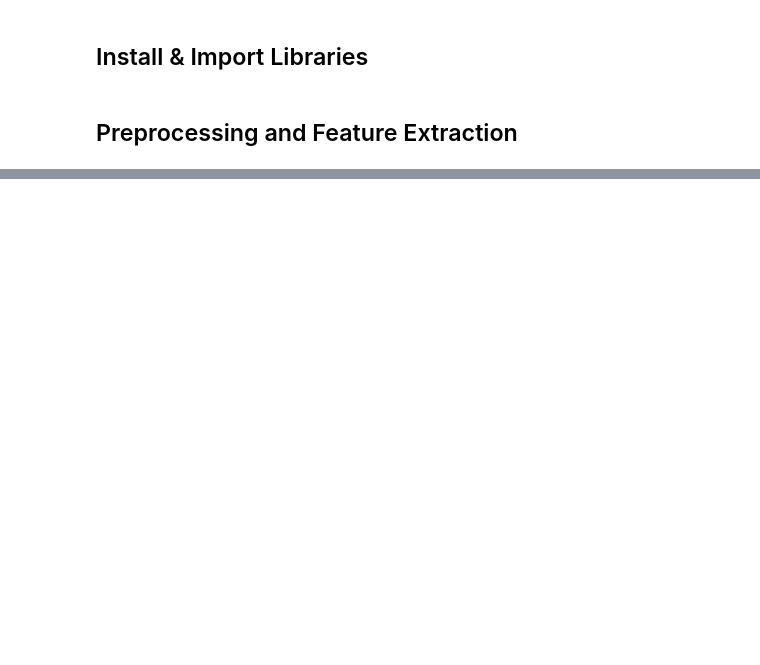
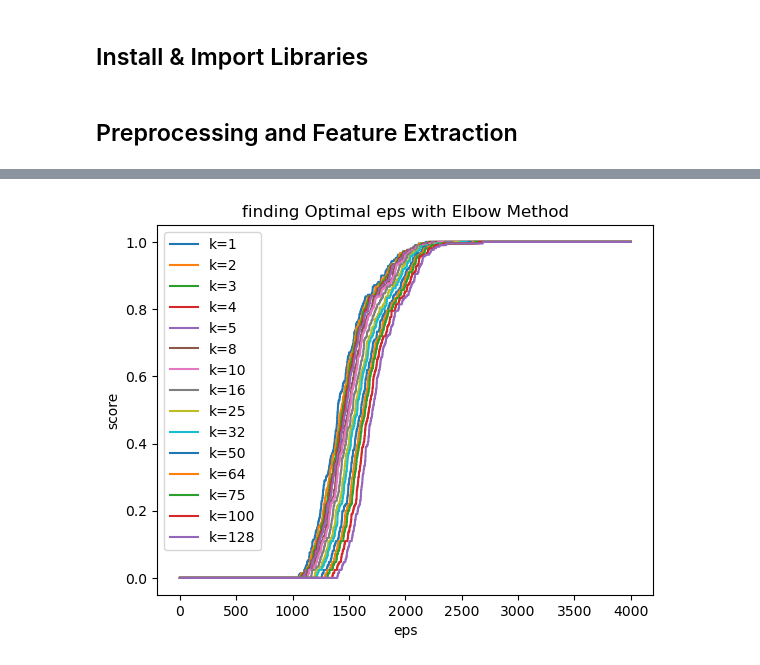
Before and after one commit to amirZZZkiller/AI-Course-Projects, a Jupyter notebook: A3/AI_A3.ipynb, the cells around one changed output, grey strips where cells are left out. Saved outputs shown, nothing was run; the diff lists cells and outputs as text; code cells hidden in the pictures; blank space fills up the shorter version.

Commit message:
do part 2/4: implement clustering (k-means & dbscan

```diff
--- a/A3/AI_A3.ipynb
+++ b/A3/AI_A3.ipynb
@@ -69,0 +141,78 @@ np.save("extracted_features.npy", features_array)
+# %%
+# Load extracted features from .npy file
+features_array = np.load("extracted_features.npy")
+
+# Function to find the optimal eps using the elbow method
+def find_optimal_eps(k_values, eps_candidates, features):
+    elbow_scores = []
+    for k in k_values:
+        knn_distances = calculate_knn_distances(features, k)
+        knn_distances = np.sort(knn_distances)
+        elbow_scores.append([])
+
+        for eps in eps_candidates:
+            score = np.mean(knn_distances <= eps)
+            elbow_scores[-1].append(score)
+        plt.plot(eps_candidates, elbow_scores[-1], label=f"k={k}")
+
+
+    elbow_indices = [np.argmax(np.diff(scores)) for scores in elbow_scores]
+    optimal_k_index = np.argmax([scores[idx] for scores, idx in zip(elbow_scores, elbow_indices)])
+    optimal_eps_index = elbow_indices[optimal_k_index]
+    return k_values[optimal_k_index], eps_candidates[optimal_eps_index]
+
+# Function to calculate the average distances to the k nearest neighbors
+def calculate_knn_distances(features, k):
+    distances = []
+    for i, point in enumerate(features):
+        distances.append(np.mean(np.sort(np.linalg.norm(features - point, axis=1))[1:k+1]))
+    return np.array(distances)
+
+# Function to find the optimal min_samples using silhouette score
+def find_optimal_min_samples(features, eps_range, min_samples_range):
+    best_min_samples = 1
+    best_silhouette_avg = 0
+    for min_samples in min_samples_range:
+        dbscan = DBSCAN(eps=eps_range, min_samples=min_samples)
+        dbscan.fit(features)
+        silhouette_avg = silhouette_score(features, dbscan.labels_)
+        if silhouette_avg > best_silhouette_avg:
+            best_silhouette_avg = silhouette_avg
+            best_min_samples = min_samples
+    return best_min_samples, best_silhouette_avg
+
+# Elbow method parameters
+k_values = [1, 2, 3, 4, 5, 8, 10, 16, 25, 32, 50, 64, 75, 100, 128]
+eps_candidates = np.linspace(0.1, 4000, 10000)
+
+# Find optimal eps using elbow method
+optimal_k, optimal_eps = find_optimal_eps(k_values, eps_candidates, features_array)
+
+print(f"Optimal k value: {optimal_k}")
+print(f"Optimal eps value: {optimal_eps}")
+
+# Range for min_samples parameter
+min_samples_range = range(1, 20)
+
+# Find optimal min_samples using silhouette score
+optimal_min_samples, optimal_silhouette_score = find_optimal_min_samples(features_array, optimal_eps, min_samples_range)
+
+print(f"Chosen min_samples value: {optimal_min_samples}")
+print(f"Silhouette Score: {optimal_silhouette_score:.4f}")
+
+# Perform DBSCAN clustering with the best parameters
+dbscan = DBSCAN(eps=optimal_eps, min_samples=optimal_min_samples)
+dbscan.fit(features_array)
+
+# Visualization (optional)
+plt.xlabel("eps")
+plt.ylabel("score")
+plt.title("finding Optimal eps with Elbow Method")
+plt.legend()
+plt.show()
+
+# Print cluster labels for each image
+print("Image Cluster Labels (DBSCAN):")
+for i, label in enumerate(dbscan.labels_):
+    print(f"Image {i+1}: {'Cluster ' + str(label) if label != -1 else 'Noise'}")
+# %% [output]
@@ -69,0 +223 @@ np.save("extracted_features.npy", features_array)
+[figure, added]
```
Also changed, not shown: parts of 8 cells of this notebook.
